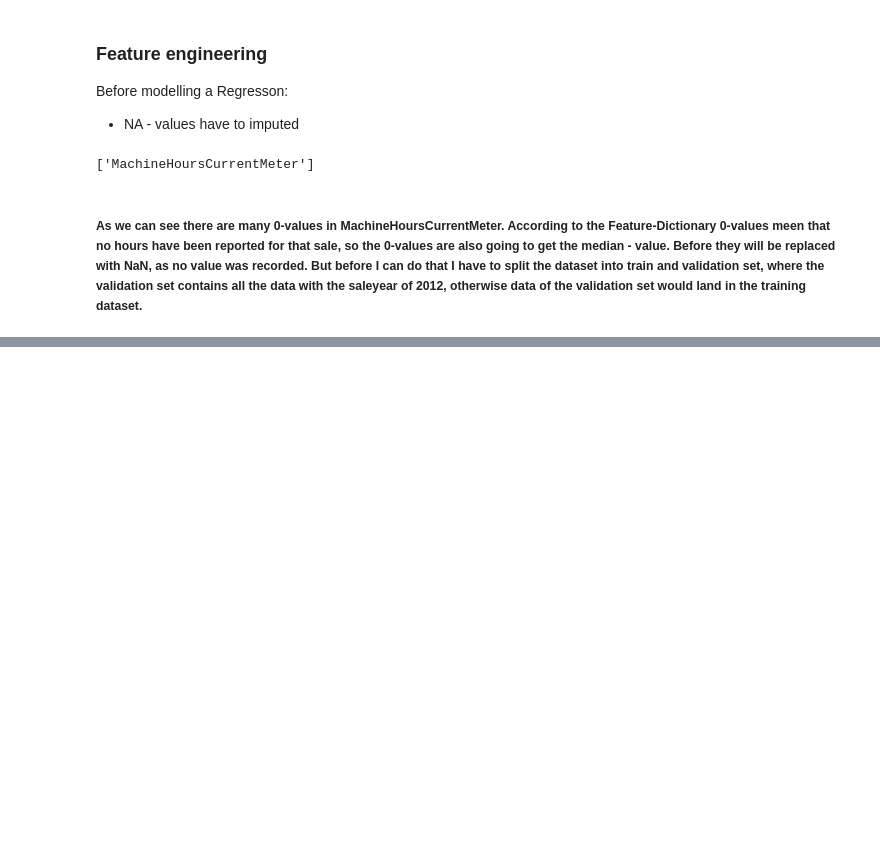
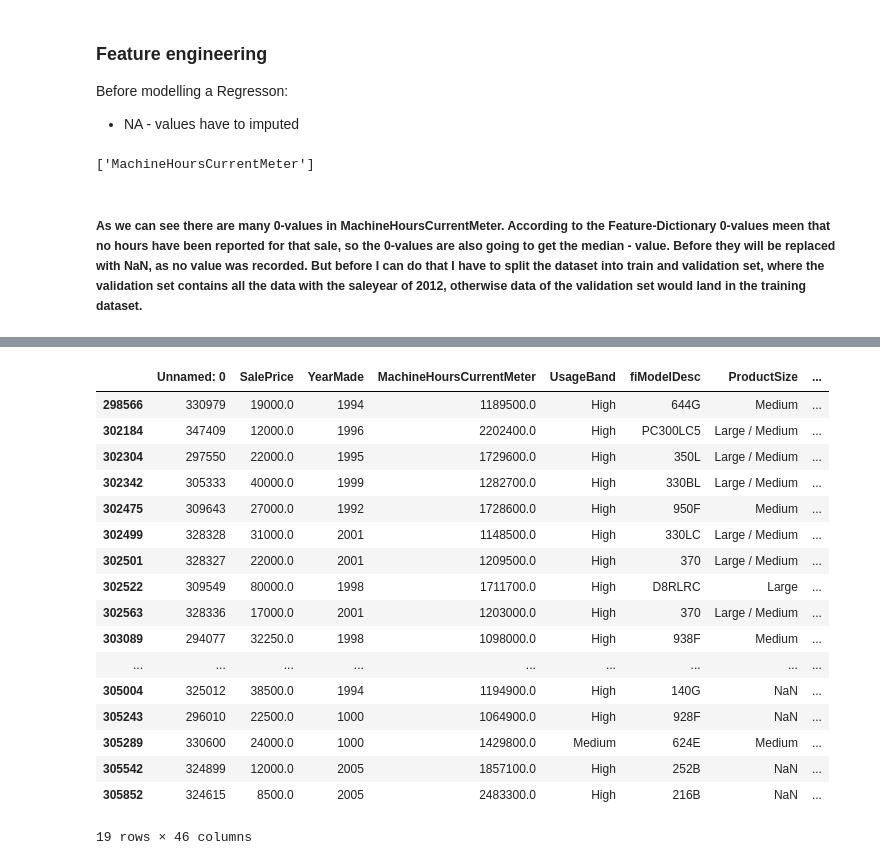
Before and after one commit to Ritsch1/Bulldozer-Prizing-Regression-Model, a Jupyter notebook: notebook/Bulldozer-Pricing-Regression-Model.ipynb, the cells around one changed output, grey strips where cells are left out. Saved outputs shown, nothing was run; the diff lists cells and outputs as text; code cells hidden in the pictures; blank space fills up the shorter version.

```diff
--- a/notebook/Bulldozer-Pricing-Regression-Model.ipynb
+++ b/notebook/Bulldozer-Pricing-Regression-Model.ipynb
@@ -348,0 +388,21 @@ df_temp_valid = df_temp[df_temp["Sale-Year"] == 2012]
+# %%
+df_temp[df_temp["MachineHoursCurrentMeter"] > 1000000]
+# %% [output]
+|  | Unnamed: 0 | SalePrice | YearMade | MachineHoursCurrentMeter | UsageBand | fiModelDesc | ProductSize | ... |
+| 298566 | 330979 | 19000.0 | 1994 | 1189500.0 | High | 644G | Medium | ... |
+| 302184 | 347409 | 12000.0 | 1996 | 2202400.0 | High | PC300LC5 | Large / Medium | ... |
+| 302304 | 297550 | 22000.0 | 1995 | 1729600.0 | High | 350L | Large / Medium | ... |
+| 302342 | 305333 | 40000.0 | 1999 | 1282700.0 | High | 330BL | Large / Medium | ... |
+| 302475 | 309643 | 27000.0 | 1992 | 1728600.0 | High | 950F | Medium | ... |
+| 302499 | 328328 | 31000.0 | 2001 | 1148500.0 | High | 330LC | Large / Medium | ... |
+| 302501 | 328327 | 22000.0 | 2001 | 1209500.0 | High | 370 | Large / Medium | ... |
+| 302522 | 309549 | 80000.0 | 1998 | 1711700.0 | High | D8RLRC | Large | ... |
+| 302563 | 328336 | 17000.0 | 2001 | 1203000.0 | High | 370 | Large / Medium | ... |
+| 303089 | 294077 | 32250.0 | 1998 | 1098000.0 | High | 938F | Medium | ... |
+| ... | ... | ... | ... | ... | ... | ... | ... | ... |
+| 305004 | 325012 | 38500.0 | 1994 | 1194900.0 | High | 140G | NaN | ... |
+| 305243 | 296010 | 22500.0 | 1000 | 1064900.0 | High | 928F | NaN | ... |
+| 305289 | 330600 | 24000.0 | 1000 | 1429800.0 | Medium | 624E | Medium | ... |
+| 305542 | 324899 | 12000.0 | 2005 | 1857100.0 | High | 252B | NaN | ... |
+| 305852 | 324615 | 8500.0 | 2005 | 2483300.0 | High | 216B | NaN | ... |
+19 rows × 46 columns
```
Also changed, not shown: parts of 6 cells of this notebook.
